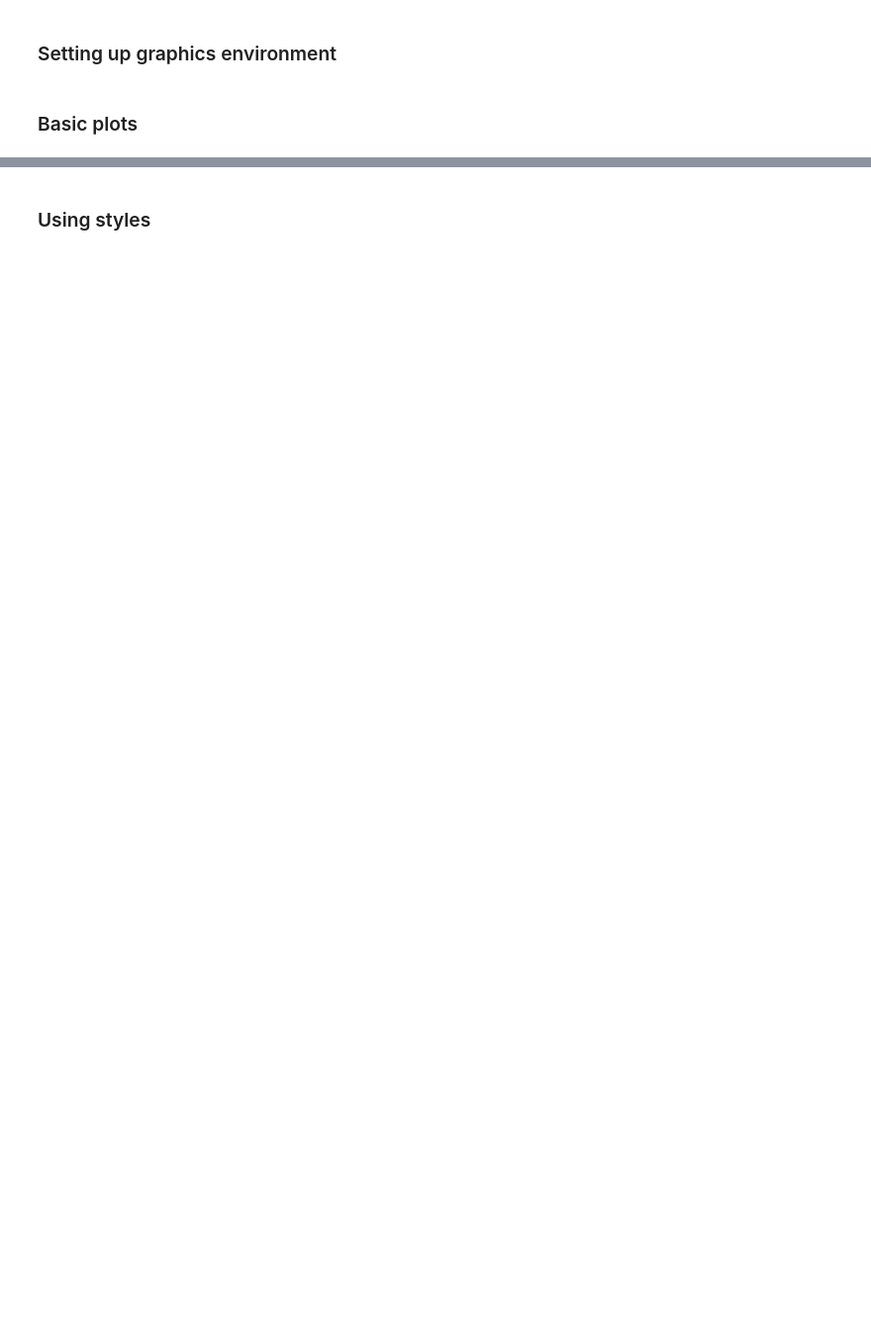
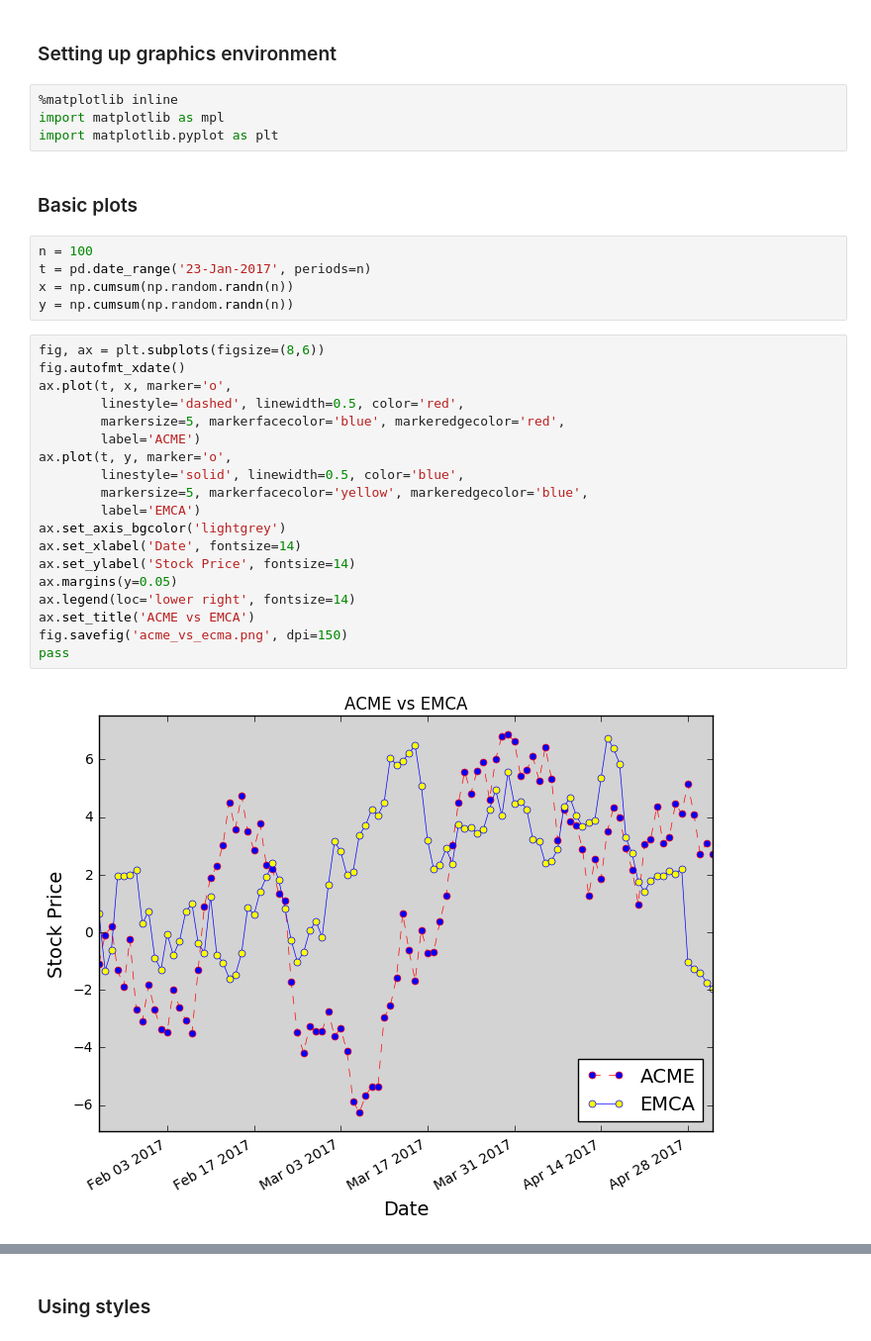
Before and after one commit to cliburn/sta-663-2017, a Jupyter notebook: scratch/Lecture05.ipynb, the cells around one changed output, grey strips where cells are left out. Shown at 99% size. Drawn from its saved outputs; the diff is of its cells as text; blank space fills up the shorter version.

Commit message:
Clean version of graphics lecture notes

```diff
--- a/scratch/Lecture05.ipynb
+++ b/scratch/Lecture05.ipynb
@@ -12,5 +17,35 @@ See more elementary examples at http://people.duke.edu/~ccc14/cfar-data-2016/ind
 # %% [markdown]
 ### Setting up graphics environment
+# %%
+%matplotlib inline
+import matplotlib as mpl
+import matplotlib.pyplot as plt
 # %% [markdown]
 ### Basic plots
+# %%
+n = 100
+t = pd.date_range('23-Jan-2017', periods=n)
+x = np.cumsum(np.random.randn(n))
+y = np.cumsum(np.random.randn(n))
+# %%
+fig, ax = plt.subplots(figsize=(8,6))
+fig.autofmt_xdate()
+ax.plot(t, x, marker='o',
+        linestyle='dashed', linewidth=0.5, color='red',
+        markersize=5, markerfacecolor='blue', markeredgecolor='red',
+        label='ACME')
+ax.plot(t, y, marker='o',
+        linestyle='solid', linewidth=0.5, color='blue',
+        markersize=5, markerfacecolor='yellow', markeredgecolor='blue',
+        label='EMCA')
+ax.set_axis_bgcolor('lightgrey')
+ax.set_xlabel('Date', fontsize=14)
+ax.set_ylabel('Stock Price', fontsize=14)
+ax.margins(y=0.05)
+ax.legend(loc='lower right', fontsize=14)
+ax.set_title('ACME vs EMCA')
+fig.savefig('acme_vs_ecma.png', dpi=150)
+pass
+# %% [output]
+[figure, added]
 # %%
```
Also changed, not shown: parts of 63 cells of this notebook.
